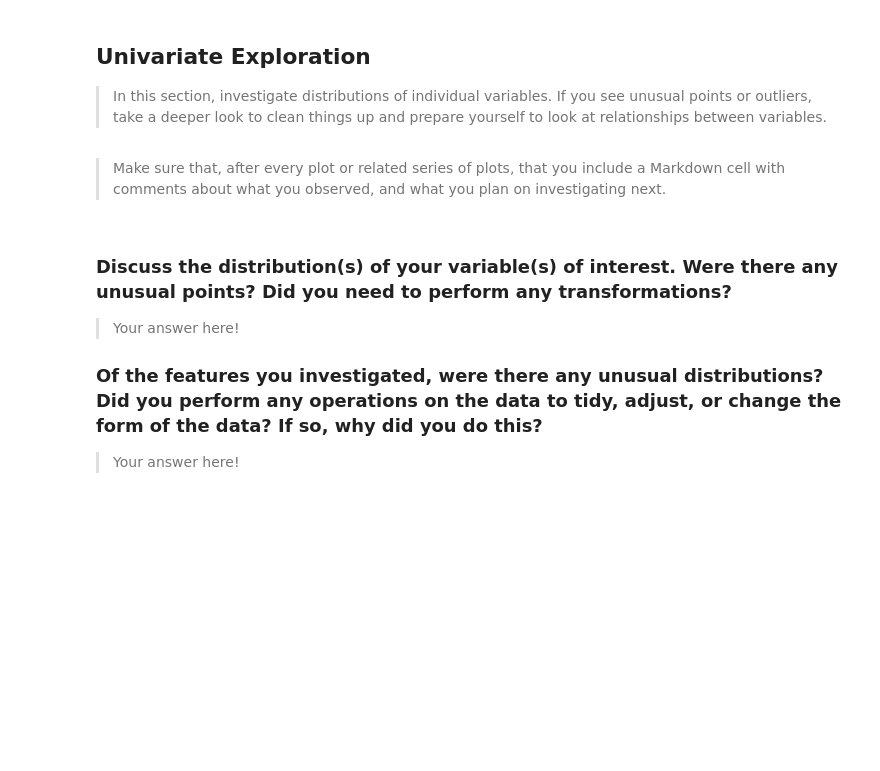
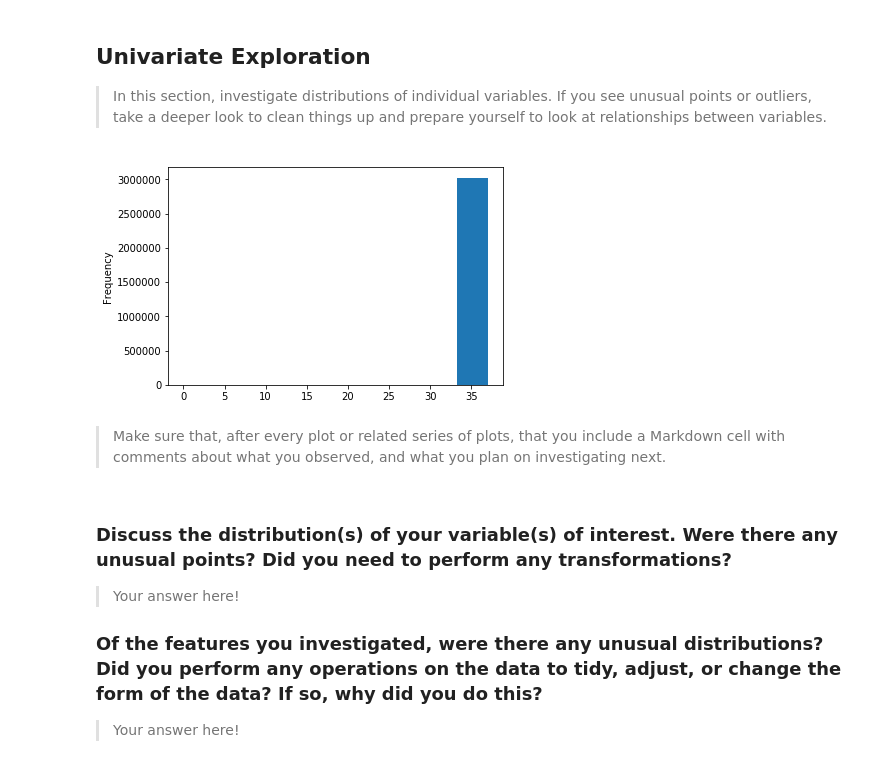
Before and after one commit to marcellovictorino/DAND_5_DataViz, a Jupyter notebook: 2_Project_ FordGoBike/1_EDA.ipynb, the cells around one changed output. Drawn from its saved outputs; the diff is of its cells as text; code cells hidden in the pictures; blank space fills up the shorter version.

```diff
--- a/2_Project_ FordGoBike/1_EDA.ipynb
+++ b/2_Project_ FordGoBike/1_EDA.ipynb
@@ -42,0 +177,2 @@ df.shape
+# %%
+df.set_index(df.start_time, inplace=True)
@@ -42,0 +181,3 @@ df.shape
+# %%
+df.sort_index(inplace=True)
+df.head()
@@ -46,6 +195,10 @@ df.shape
 > In this section, investigate distributions of individual variables. If
 you see unusual points or outliers, take a deeper look to clean things up
 and prepare yourself to look at relationships between variables.
+# %%
+df.end_station_latitude.plot(kind='hist');
+# %% [output]
+[figure, added]
 # %% [markdown]
 > Make sure that, after every plot or related series of plots, that you
 include a Markdown cell with comments about what you observed, and what
```
Also changed, not shown: parts of 24 cells of this notebook.
